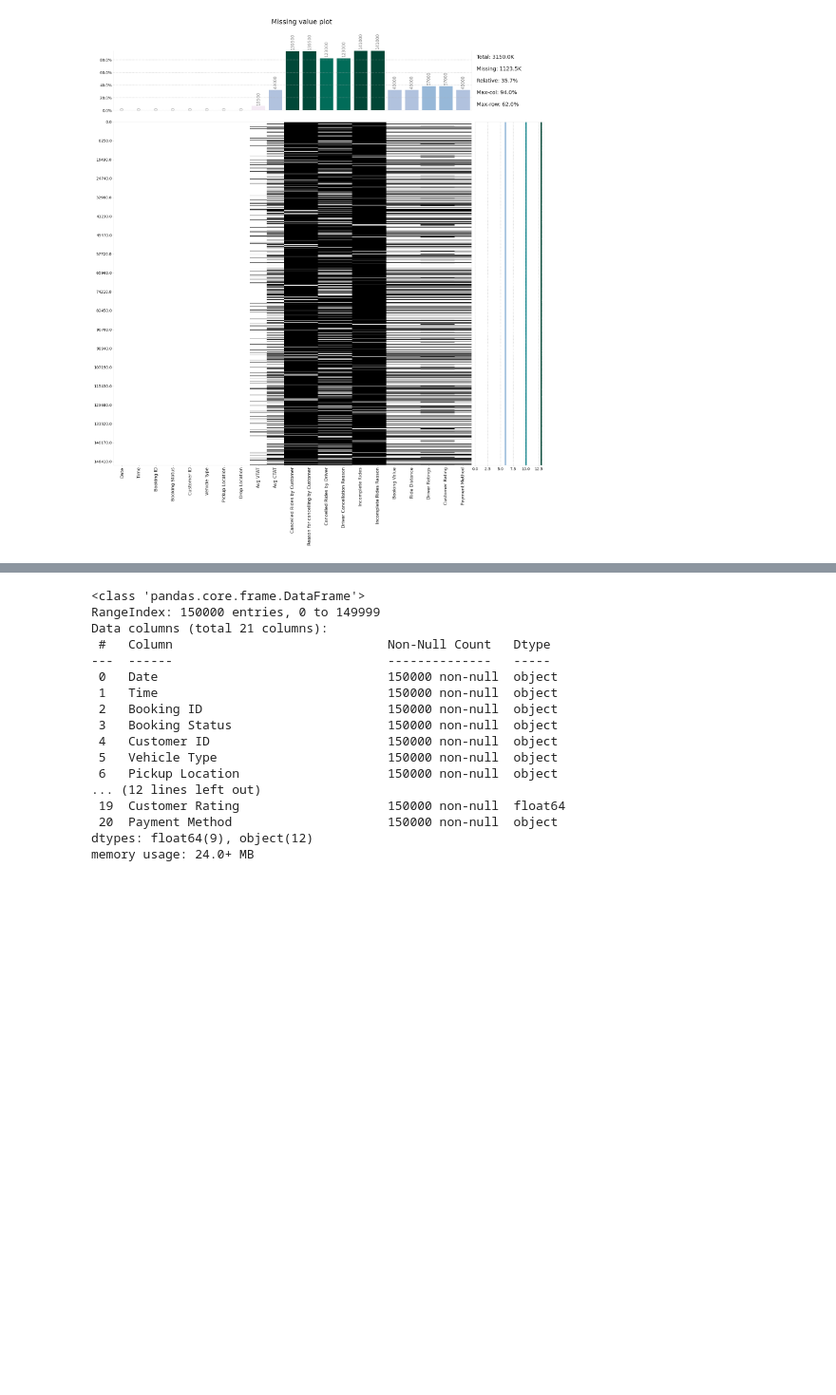
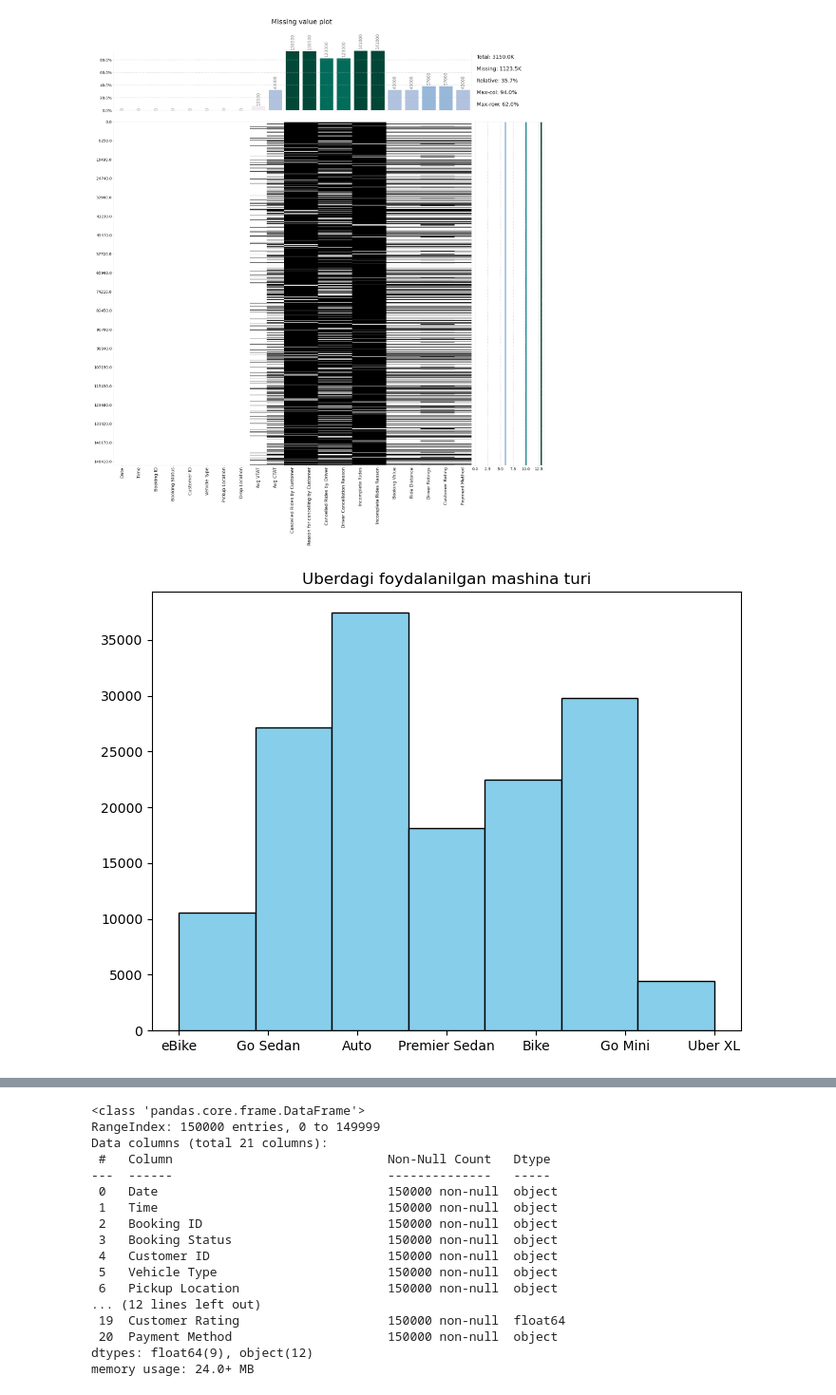
Before and after one commit to bunyod123/AI-DARSLAR, a Jupyter notebook: AI_Course(model_developing)/2-dars/data_check2.ipynb, the cells around one changed output, grey strips where cells are left out. Shown at 95% size. Saved outputs shown, nothing was run; the diff lists cells and outputs as text; code cells hidden in the pictures; blank space fills up the shorter version.

```diff
--- a/AI_Course(model_developing)/2-dars/data_check2.ipynb
+++ b/AI_Course(model_developing)/2-dars/data_check2.ipynb
@@ -56,6 +20,13 @@ GridSpec(6, 6)
 [figure]
 # %%
 klib.corr_interactive_plot(df)
+# %%
+plt.figure(figsize=(8,6))
+plt.hist(df['Vehicle Type'],bins=7,color='skyblue',edgecolor='black')
+plt.title('Uberdagi foydalanilgan mashina turi')
+plt.show()
+# %% [output]
+[figure, added]
 # %%
 def tozalovchi(df):
     for col in df.columns:
```
Also changed, not shown: parts of 7 cells of this notebook.
